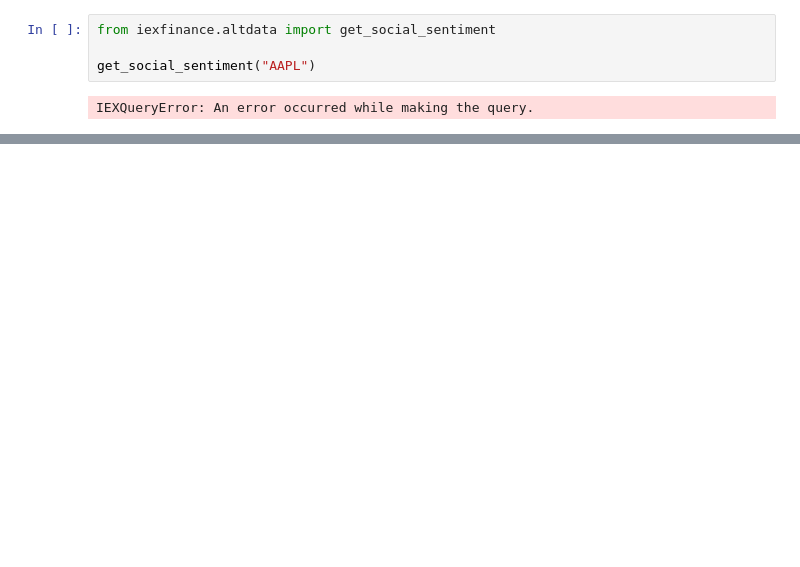
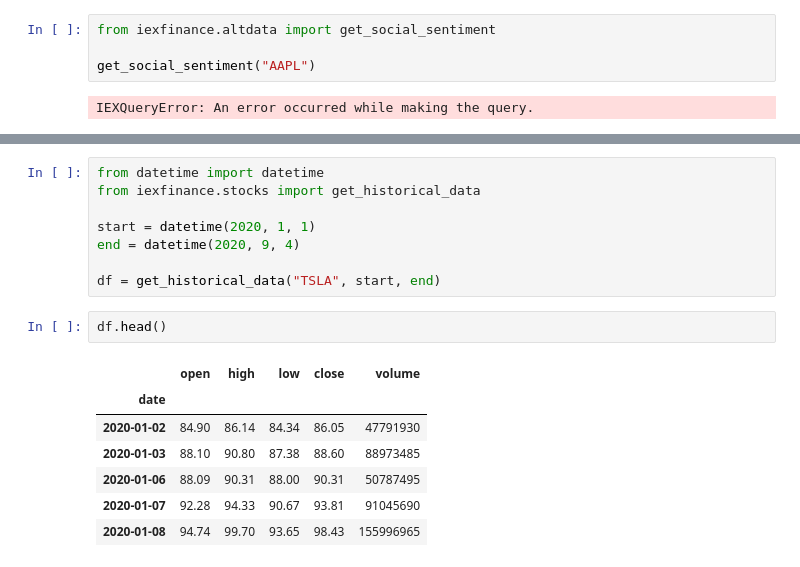
Before and after one commit to neuralnetes/notebooks, a Jupyter notebook: iex-cloud/main.ipynb, the cells around one changed output, grey strips where cells are left out. Saved outputs shown, nothing was run; the diff lists cells and outputs as text; blank space fills up the shorter version.

```diff
--- a/iex-cloud/main.ipynb
+++ b/iex-cloud/main.ipynb
@@ -42,0 +43,18 @@ TypeError: get_price() got an unexpected keyword argument 'output_format'
+# %%
+from datetime import datetime
+from iexfinance.stocks import get_historical_data
+
+start = datetime(2020, 1, 1)
+end = datetime(2020, 9, 4)
+
+df = get_historical_data("TSLA", start, end)
+# %%
+df.head()
+# %% [output]
+|  | open | high | low | close | volume |
+| date |  |  |  |  |  |
+| 2020-01-02 | 84.90 | 86.14 | 84.34 | 86.05 | 47791930 |
+| 2020-01-03 | 88.10 | 90.80 | 87.38 | 88.60 | 88973485 |
+| 2020-01-06 | 88.09 | 90.31 | 88.00 | 90.31 | 50787495 |
+| 2020-01-07 | 92.28 | 94.33 | 90.67 | 93.81 | 91045690 |
+| 2020-01-08 | 94.74 | 99.70 | 93.65 | 98.43 | 155996965 |
```
Also changed, not shown: parts of 5 cells of this notebook, 1 other file.
